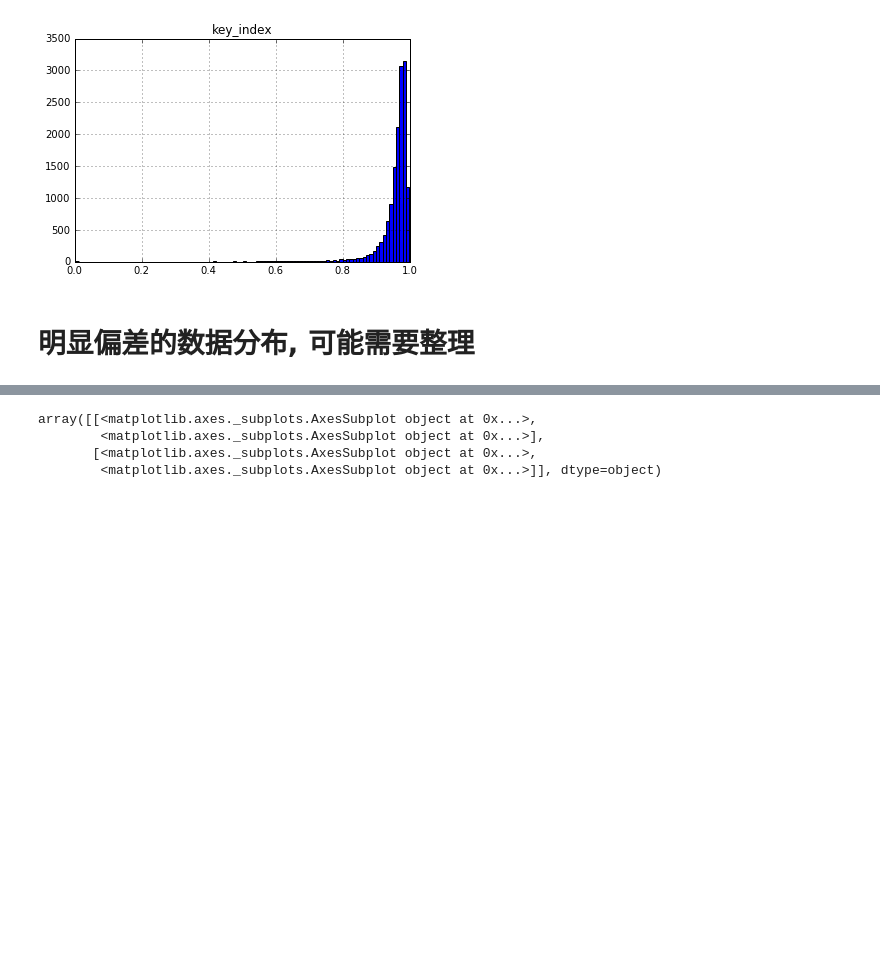
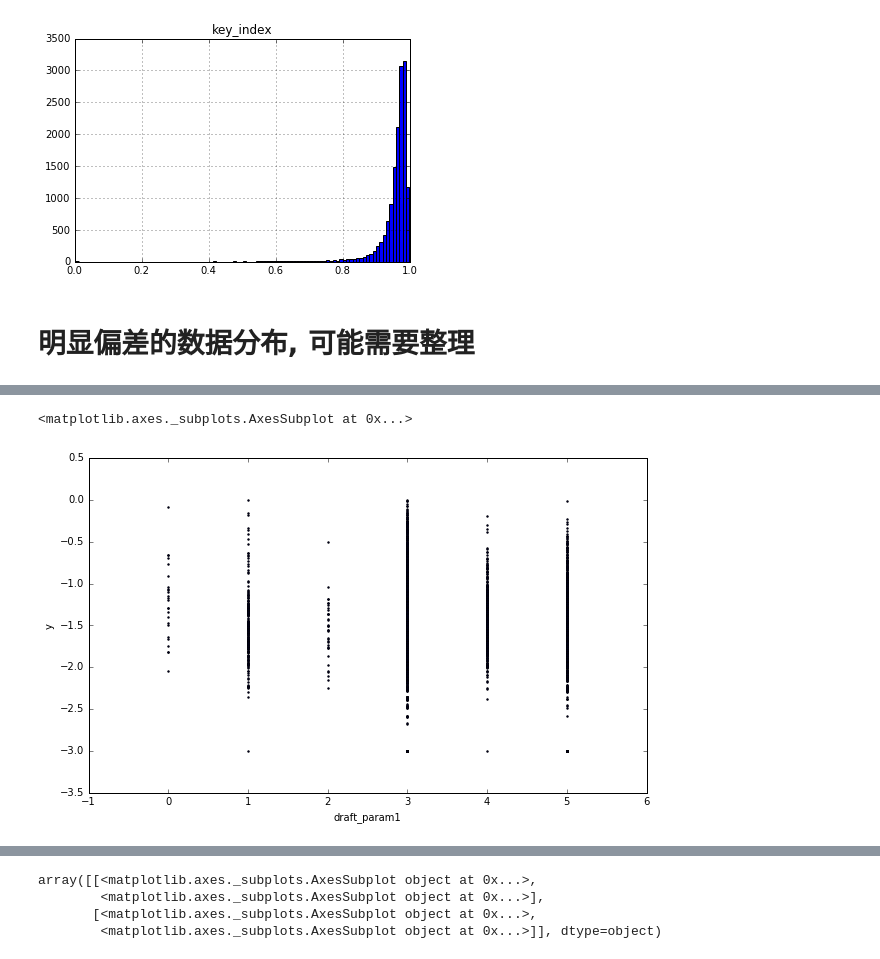
Before and after one commit to mofhu/tianchi-production-QC, a Jupyter notebook: read-csv.ipynb, the cells around one changed output, grey strips where cells are left out. Saved outputs shown, nothing was run; the diff lists cells and outputs as text; code cells hidden in the pictures; blank space fills up the shorter version.

```diff
--- a/read-csv.ipynb
+++ b/read-csv.ipynb
@@ -60,0 +104,5 @@ result.sort_index()
+# %%
+training_set.plot.scatter('draft_param1', 'y', s=2)
+# %% [output]
+<matplotlib.axes._subplots.AxesSubplot at 0x...>
+[figure, added]
```
Also changed, not shown: parts of 19 cells of this notebook, 14 other files.
